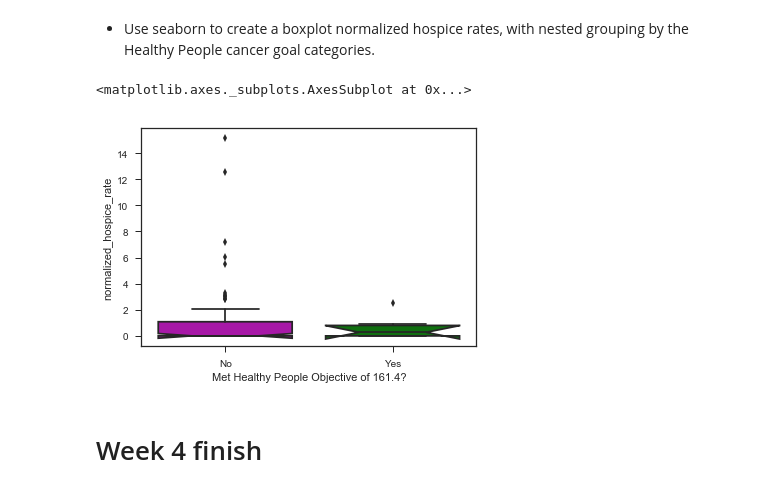
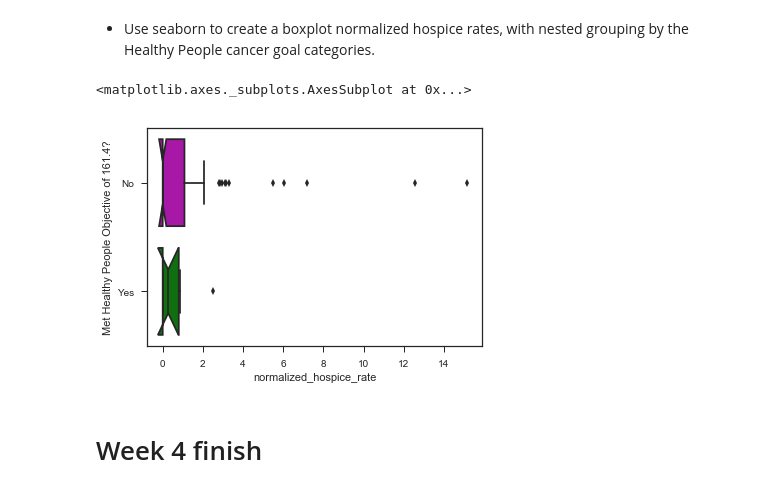
Before and after one commit to vjanve/vanderbilt-aspire-data-essentials, a Jupyter notebook: DataScience_essentials_week1_to_4_vj.ipynb, the cells around one changed output. Cells and saved outputs as stored; diff of their text form; code cells hidden in the pictures.

```diff
--- a/DataScience_essentials_week1_to_4_vj.ipynb
+++ b/DataScience_essentials_week1_to_4_vj.ipynb
@@ -728,14 +731,14 @@ Text(0.5,1,'normalized hospice rate vs population over 50 in 2017 in TN')
 # %%
 import seaborn as sns
 sns.set(style="ticks", palette="pastel")
 
 # Draw a nested boxplot to show bills by day and time
-sns.boxplot(notch=True, y="normalized_hospice_rate",
-            x="Met Healthy People Objective of 161.4?", palette=["m", "g"],
+sns.boxplot(notch=True, x="normalized_hospice_rate",
+            y="Met Healthy People Objective of 161.4?", palette=["m", "g"],
             data=pop_and_cancer)
 #sns.despine(offset=10, trim=True)
 # %% [output]
 <matplotlib.axes._subplots.AxesSubplot at 0x...>
-[figure, old version]
+[figure, new version]
 # %% [markdown]
 # Week 4 finish
```
Also changed, not shown: parts of 20 cells of this notebook.
